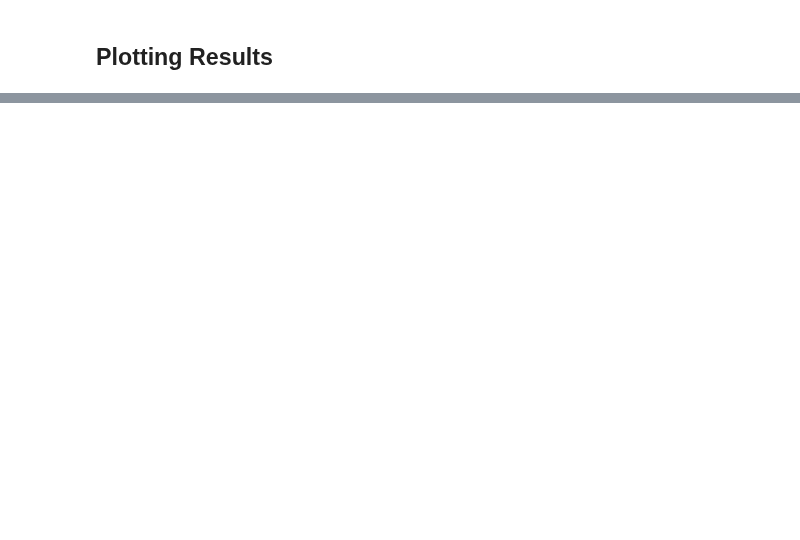
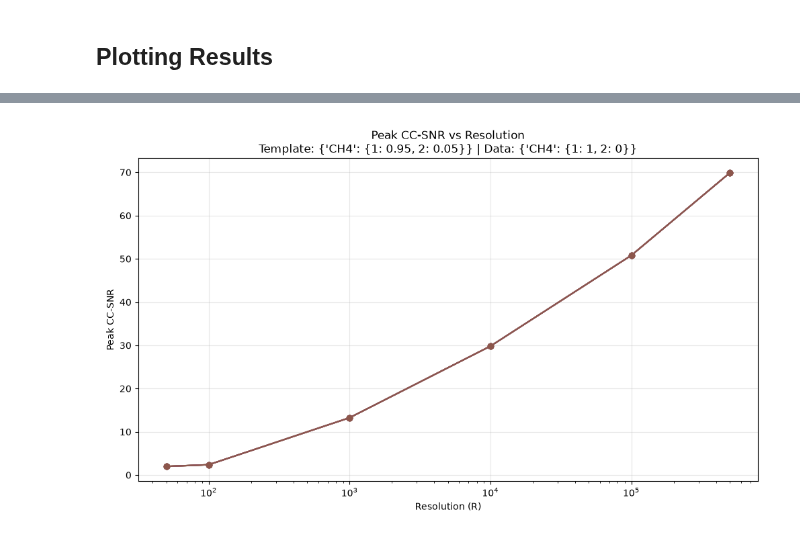
Before and after one commit to zanecollins/sgl_science_case, a Jupyter notebook: sgl_science_case/notebooks/summer_26_isotope_tests_cc.ipynb, the cells around one changed output, grey strips where cells are left out. Drawn from its saved outputs; the diff is of its cells as text; code cells hidden in the pictures; blank space fills up the shorter version.

```diff
--- a/sgl_science_case/notebooks/summer_26_isotope_tests_cc.ipynb
+++ b/sgl_science_case/notebooks/summer_26_isotope_tests_cc.ipynb
@@ -607,0 +800,30 @@ else:
+# %%
+template_abundances_for_plot = {'CH4': {1: 0.95, 2:0.05}}
+data_abundances_for_plot = {'CH4': {1: 1, 2: 0}}
+snr_to_plot = 5
+
+mask = (
+    (df_results['template_abundances'] == template_abundances_for_plot) &
+    (df_results['data_abundances'] == data_abundances_for_plot) &
+    (df_results['snr'] == snr_to_plot)
+)
+subset = df_results[mask].copy()
+subset['peak_cc_snr'] = subset['cc_snr'].apply(np.max)
+
+grouped = subset.groupby('resolution')['peak_cc_snr'].mean().reset_index()
+
+plt.figure(figsize=(10,6))
+
+for res in subset['resolution']:
+    plt.plot(grouped['resolution'], grouped['peak_cc_snr'], marker='o', linestyle='-')
+
+
+plt.xlabel('Resolution (R)')
+plt.ylabel('Peak CC-SNR')
+plt.title(f'Peak CC-SNR vs Resolution\nTemplate: {template_abundances_for_plot} | Data: {data_abundances_for_plot}')
+plt.grid(True, alpha=0.3)
+plt.xscale('log')   # Usually helpful for resolution
+plt.tight_layout()
+plt.show()
+# %% [output]
+[figure, added]
```
Also changed, not shown: parts of 25 cells of this notebook, 6 other files.
